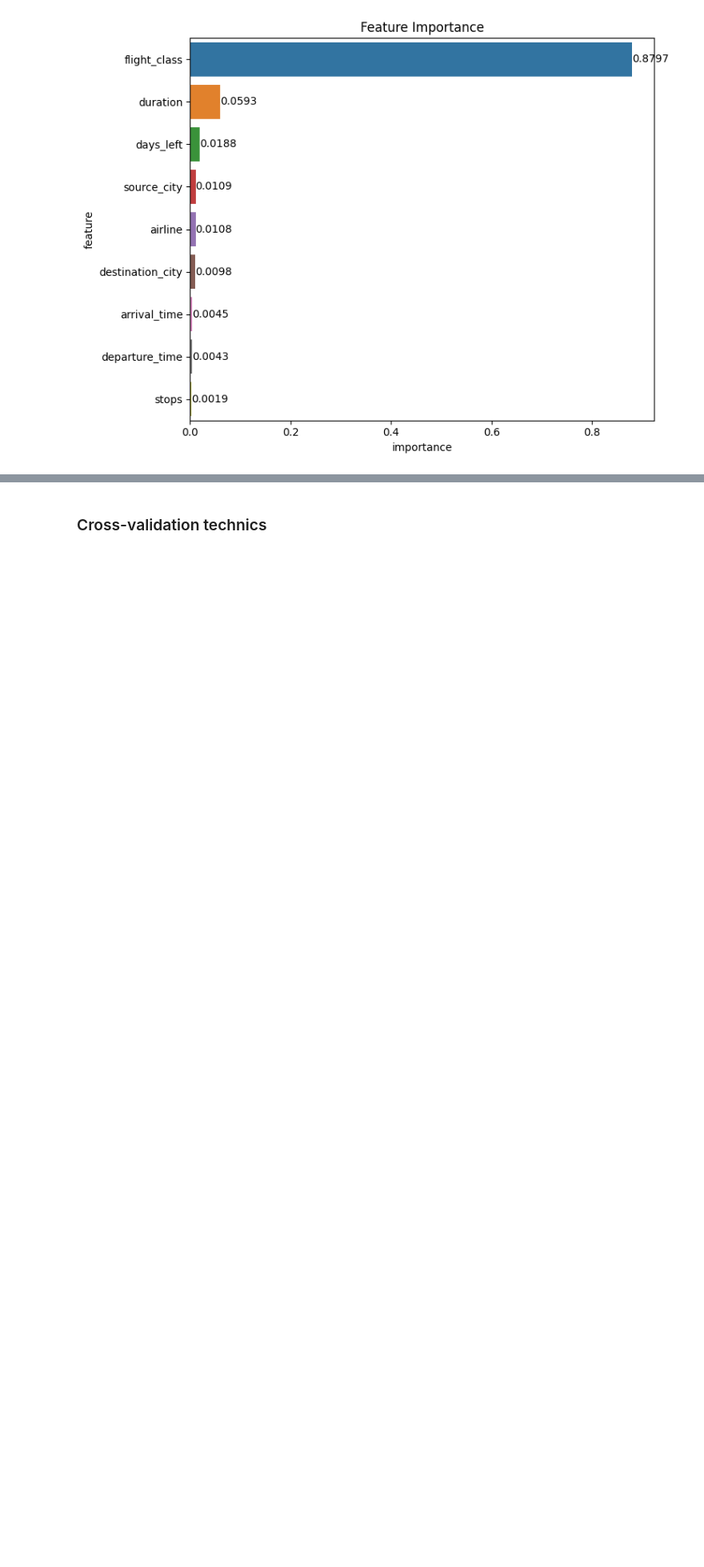
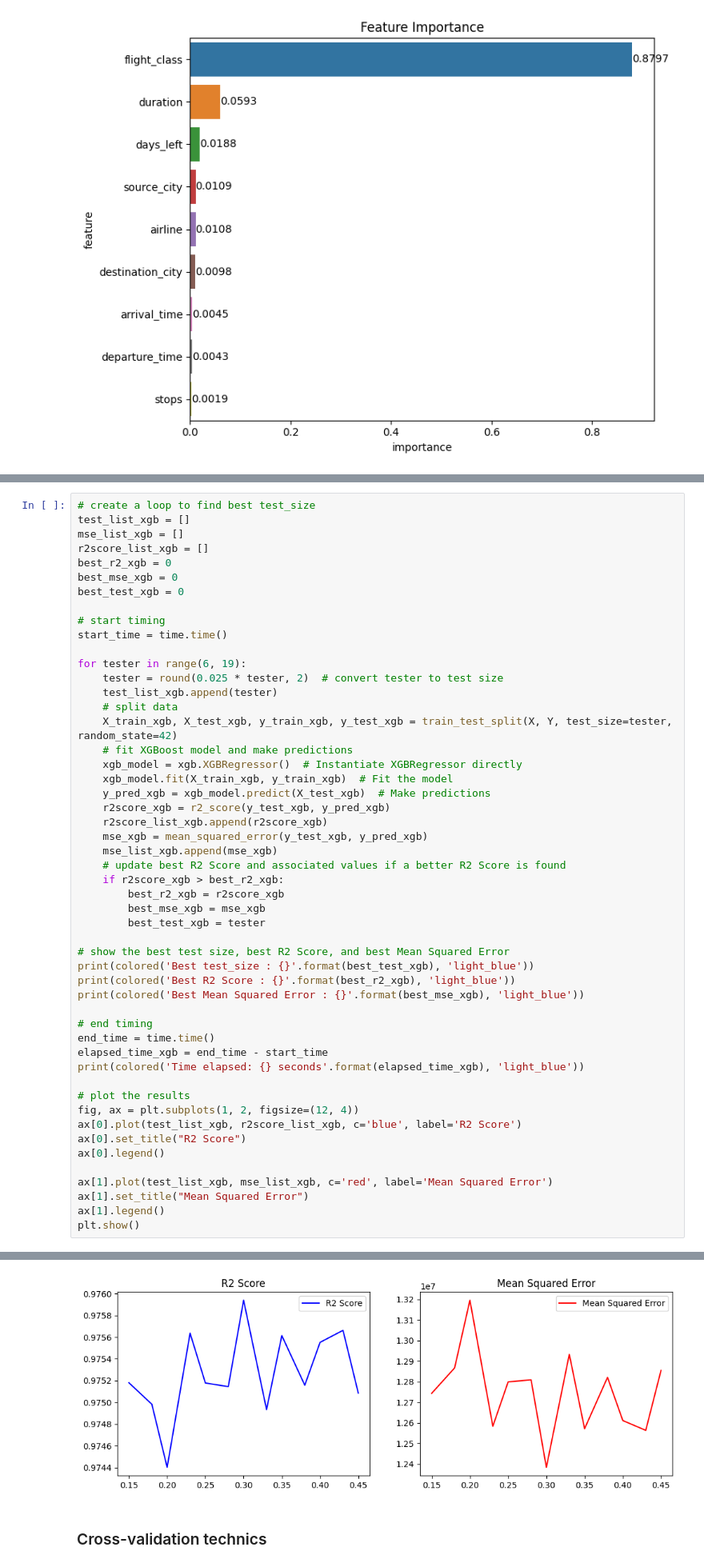
Before and after one commit to ahilah/Flight-Price-Prediction-Model, a Jupyter notebook: flight-price-pred-full.ipynb, the cells around one changed output, grey strips where cells are left out. Shown at 80% size. Saved outputs shown, nothing was run; the diff lists cells and outputs as text; blank space fills up the shorter version.

```diff
--- a/flight-price-pred-full.ipynb
+++ b/flight-price-pred-full.ipynb
@@ -2086,0 +2214,52 @@ plt.tight_layout()
+# %%
+# create a loop to find best test_size
+test_list_xgb = []
+mse_list_xgb = []
+r2score_list_xgb = []
+best_r2_xgb = 0
+best_mse_xgb = 0
+best_test_xgb = 0
+
+# start timing
+start_time = time.time()
+
+for tester in range(6, 19):
+    tester = round(0.025 * tester, 2)  # convert tester to test size
+    test_list_xgb.append(tester)
+    # split data
+    X_train_xgb, X_test_xgb, y_train_xgb, y_test_xgb = train_test_split(X, Y, test_size=tester, random_state=42)
+    # fit XGBoost model and make predictions
+    xgb_model = xgb.XGBRegressor()  # Instantiate XGBRegressor directly
+    xgb_model.fit(X_train_xgb, y_train_xgb)  # Fit the model
+    y_pred_xgb = xgb_model.predict(X_test_xgb)  # Make predictions
+    r2score_xgb = r2_score(y_test_xgb, y_pred_xgb)
+    r2score_list_xgb.append(r2score_xgb)
+    mse_xgb = mean_squared_error(y_test_xgb, y_pred_xgb)
+    mse_list_xgb.append(mse_xgb)
+    # update best R2 Score and associated values if a better R2 Score is found
+    if r2score_xgb > best_r2_xgb:
+        best_r2_xgb = r2score_xgb
+        best_mse_xgb = mse_xgb
+        best_test_xgb = tester
+
+# show the best test size, best R2 Score, and best Mean Squared Error
+print(colored('Best test_size : {}'.format(best_test_xgb), 'light_blue'))
+print(colored('Best R2 Score : {}'.format(best_r2_xgb), 'light_blue'))
+print(colored('Best Mean Squared Error : {}'.format(best_mse_xgb), 'light_blue'))
+
+# end timing
+end_time = time.time()
+elapsed_time_xgb = end_time - start_time
+print(colored('Time elapsed: {} seconds'.format(elapsed_time_xgb), 'light_blue'))
+
+# plot the results
+fig, ax = plt.subplots(1, 2, figsize=(12, 4))
+ax[0].plot(test_list_xgb, r2score_list_xgb, c='blue', label='R2 Score')
+ax[0].set_title("R2 Score")
+ax[0].legend()
+
+ax[1].plot(test_list_xgb, mse_list_xgb, c='red', label='Mean Squared Error')
+ax[1].set_title("Mean Squared Error")
+ax[1].legend()
+plt.show()
+# %% [output]
@@ -2087,2 +2270,3 @@ plt.tight_layout()
+[figure, added]
 # %% [markdown]
 ### Cross-validation technics
```
Also changed, not shown: parts of 24 cells of this notebook.
